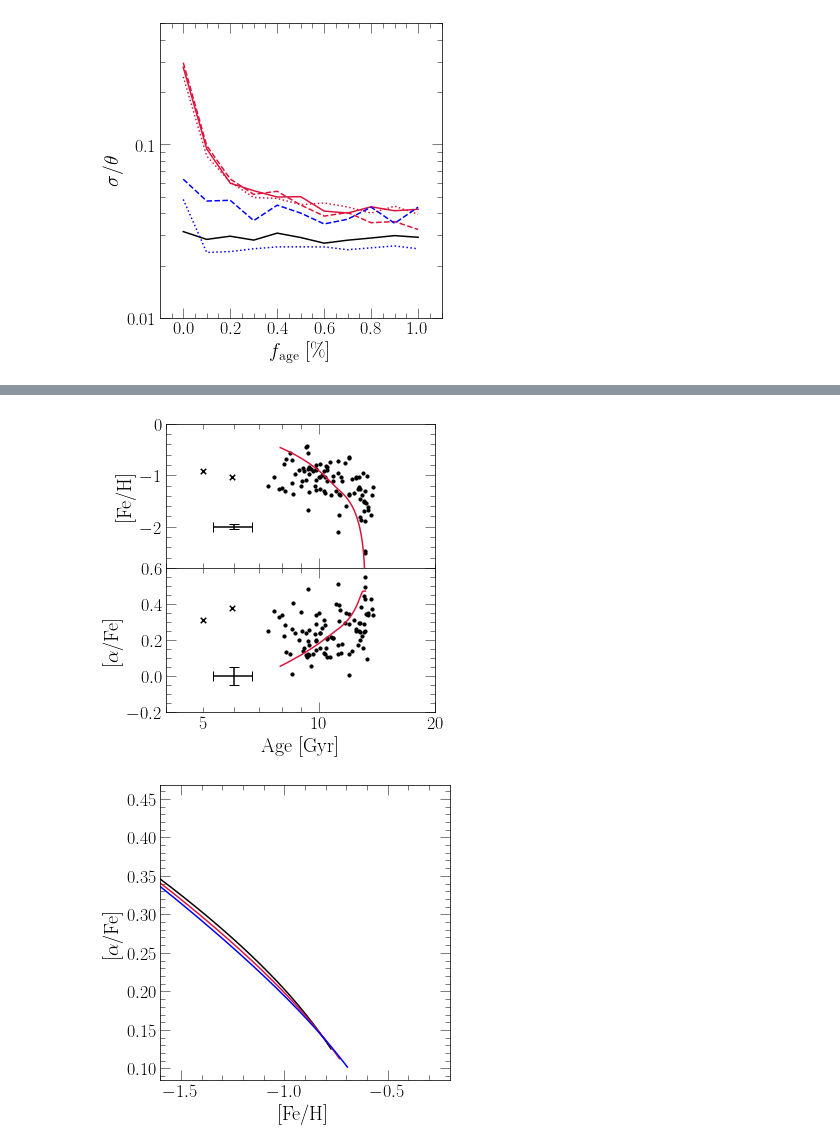
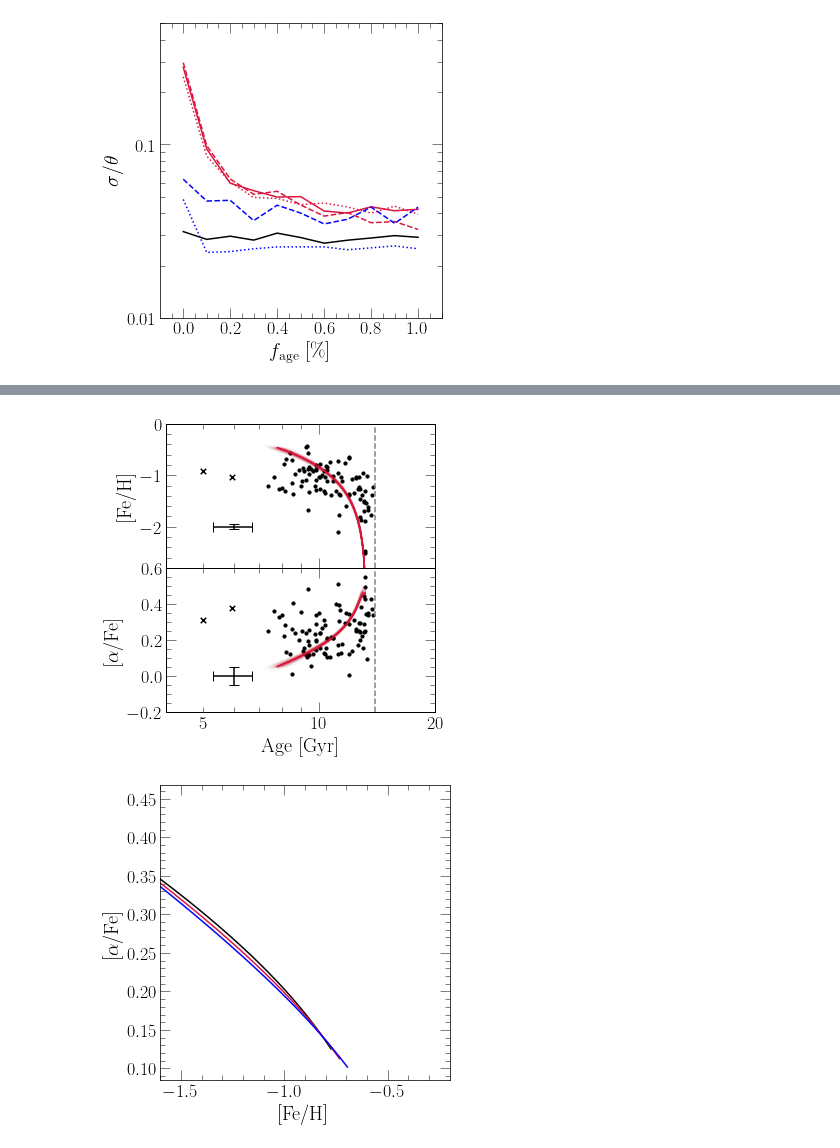
Before and after one commit to giganano/h3halo, a Jupyter notebook: notebooks/paperplots.ipynb, the cells around one changed output, grey strips where cells are left out. Saved outputs shown, nothing was run; the diff lists cells and outputs as text; code cells hidden in the pictures.

```diff
--- a/notebooks/paperplots.ipynb
+++ b/notebooks/paperplots.ipynb
@@ -1269,18 +1286,21 @@ plt.show()
 # %%
 cosmological_age = 13.2
-quantities = list(filter(lambda _: not _.endswith("_err"), gse.keys()))
-sample = np.array([gse[key] for key in quantities]).T
-# sample = np.array(list(filter(lambda x: x[-1] > 7 or np.isnan(x[-1]), sample)))
-# print(len(sample))
-# print(sample)
-errors = np.array([gse["%s_err" % (key)] for key in quantities]).T
+# sub = gse.filter("age", ">=", 7)
+sub = vice.dataframe(gse.todict())
+print(len(sub["age"]))
+quantities = list(filter(lambda _: not _.endswith("_err"), sub.keys()))
+sub["age"] = [m.log10(_) for _ in sub["age"]]
+sub["age_err"] = [0.05 if not m.isnan(_) else float("nan") for _ in sub["age"]]
+print(sub["age_err"])
+sample = np.array([sub[key] for key in quantities]).T
+errors = np.array([sub["%s_err" % (key)] for key in quantities]).T
 model = len(bfout.history["time"]) * [None]
 for i in range(len(model)):
     model[i] = len(quantities) * [0.]
     for j in range(len(quantities)):
         if quantities[j] == "age":
-#             model[i][j] = m.log10(bfout.history["lookback"][i] + cosmological_age - bf_duration)
-            model[i][j] = bfout.history["lookback"][i] + cosmological_age - bf_duration
+            model[i][j] = m.log10(bfout.history["lookback"][i] + cosmological_age - bf_duration)
+#             model[i][j] = bfout.history["lookback"][i] + cosmological_age - bf_duration
         else:
             model[i][j] = bfout.history[quantities[j]][i]
 model = model[1:] # chop off the -inf [Fe/H] predicted at t = 0
@@ -1371,6 +1404,7 @@ bottom = fig.add_subplot(212)
 for ax in [top, bottom]:
     ax.set_xscale("log")
     ax.set_xlim([4, 20])
+    ax.axvline(14, c = named_colors()["grey"], linestyle = "--")
 plt.setp(top.get_xticklabels(which = "both"), visible = False)
 bottom.xaxis.set_major_formatter(fsf("%g"))
 bottom.xaxis.set_minor_formatter(fsf("%g"))
@@ -1389,7 +1423,6 @@ top.scatter(sub["age"], sub["[fe/h]"], **kwargs)
 bottom.scatter(sub["age"], sub["[o/fe]"], **kwargs)
 
 sub = gse.filter("age", "<=", 7)
-# print(sub)
 kwargs["marker"] = markers()["x"]
 kwargs["s"] = 30
 top.scatter(sub["age"], sub["[fe/h]"], **kwargs)
@@ -1404,56 +1437,46 @@ age_err = [[ageval - 10**(m.log10(ageval - 0.05 * ageval * m.log(10)))],
 bottom.errorbar(ageval, 0.0, xerr = age_err, yerr = 0.05, c = named_colors()["black"])
 top.errorbar(ageval, -2, xerr = age_err, yerr = 0.05, c = named_colors()["black"])
 
-# with vice.output("../mocksamples/fiducial") as true:
-#     diff = 13.2 - true.history["time"][-1]
-#     xvals = [_ + diff for _ in true.history["lookback"]]
-#     top.plot(xvals, true.history["[fe/h]"], c = named_colors()["red"])
-#     bottom.plot(xvals, true.history["[o/fe]"], c = named_colors()["red"])
-
 with vice.output("./bestfit") as bfout:
     diff = 13.2 - bfout.history["time"][-1]
     xvals = [_ + diff for _ in bfout.history["lookback"]]
     top.plot(xvals, bfout.history["[fe/h]"], c = named_colors()["crimson"])
     bottom.plot(xvals, bfout.history["[o/fe]"], c = named_colors()["crimson"])
 
+random.seed(a = 0)
+n_subs = 200
+prob = [m.exp(_) for _ in chain["logp"]]
+norm = sum(prob)
+prob = [_ / norm for _ in prob]
+indeces = np.random.choice(list(range(len(prob))), p = prob, size = n_subs)
+kwargs = {
+    "c": named_colors()["crimson"]
+}
 
-# random.seed(a = 0)
-# n_subs = 200
-# prob = [m.exp(_) for _ in chain["logp"]]
-# norm = sum(prob)
-# prob = [_ / norm for _ in prob]
-# indeces = np.random.choice(list(range(len(prob))), p = prob, size = n_subs)
-# kwargs = {
-#     "c": named_colors()["crimson"]
-# }
+with vice.singlezone(name = "sampled") as sz:
+    for i in range(n_subs):
+        sz.elements = ["fe", "o"]
+        sz.func = exponential(timescale = chain["tau_in"][indeces[i]])
+        sz.func.timescale = chain["tau_in"][indeces[i]]
+        sz.mode = "ifr"
+        sz.Mg0 = 0
+        sz.nthreads = 2
+        sz.tau_star = chain["tau_star"][indeces[i]]
+        sz.eta = chain["eta"][indeces[i]]
+        sz.dt = chain["tau_tot"][indeces[i]] / 500
+        vice.yields.ccsne.settings['fe'] = chain["y_fe_cc"][indeces[i]]
+        vice.yields.sneia.settings['fe'] = chain["y_fe_ia"][indeces[i]]
+        out = sz.run(np.linspace(0, chain["tau_tot"][indeces[i]], 501),
+            overwrite = True, capture = True)
 
-# with vice.singlezone(name = "sampled") as sz:
-#     for i in range(n_subs):
-#         sz.elements = ["fe", "o"]
-#         sz.func = exponential(timescale = chain["tau_in"][indeces[i]])
-#         sz.func.timescale = chain["tau_in"][indeces[i]]
-#         sz.mode = "ifr"
-#         sz.Mg0 = 0
-#         sz.nthreads = 2
-#         sz.tau_star = chain["tau_star"][indeces[i]]
-#         sz.eta = chain["eta"][indeces[i]]
-#         sz.dt = chain["tau_tot"][indeces[i]] / 500
-#         vice.yields.ccsne.settings['fe'] = chain["y_fe_cc"][indeces[i]]
-#         vice.yields.sneia.settings['fe'] = chain["y_fe_ia"][indeces[i]]
-#         out = sz.run(np.linspace(0, chain["tau_tot"][indeces[i]], 501),
-#             overwrite = True, capture = True)
+        kwargs["alpha"] = 0.01
+        diff = 13.2 - out.history["time"][-1]
+        xvals = [_ + diff for _ in out.history["lookback"]]
+        top.plot(xvals, out.history["[fe/h]"], **kwargs)
+        bottom.plot(xvals, out.history["[o/fe]"], **kwargs)
 
-#         kwargs["alpha"] = 0.01
-#         diff = 13.2 - out.history["time"][-1]
-#         xvals = [_ + diff for _ in out.history["lookback"]]
-# #         norm = sum(out.history["sfr"]) * (out.history["time"][1] - out.history["time"][0])
-# #         yvals = [_ / norm for _ in out.history["sfr"]]
-# #         yvals = out.history["[fe/h"]
-#         top.plot(xvals, out.history["[fe/h]"], **kwargs)
-#         bottom.plot(xvals, out.history["[o/fe]"], **kwargs)
-
-#         sys.stdout.write("\r%d" % (i))
-# sys.stdout.write("\n")
+        sys.stdout.write("\r%d" % (i))
+sys.stdout.write("\n")
 
 plt.tight_layout()
 plt.subplots_adjust(hspace = 0, left = 0.2)
@@ -1466,4 +1490,4 @@ plt.show()
-[figure, old version]
+[figure, new version]
 # %%
 fig = plt.figure()
 ax = fig.add_subplot()
```
Also changed, not shown: parts of 10 cells of this notebook, 29 other files.
